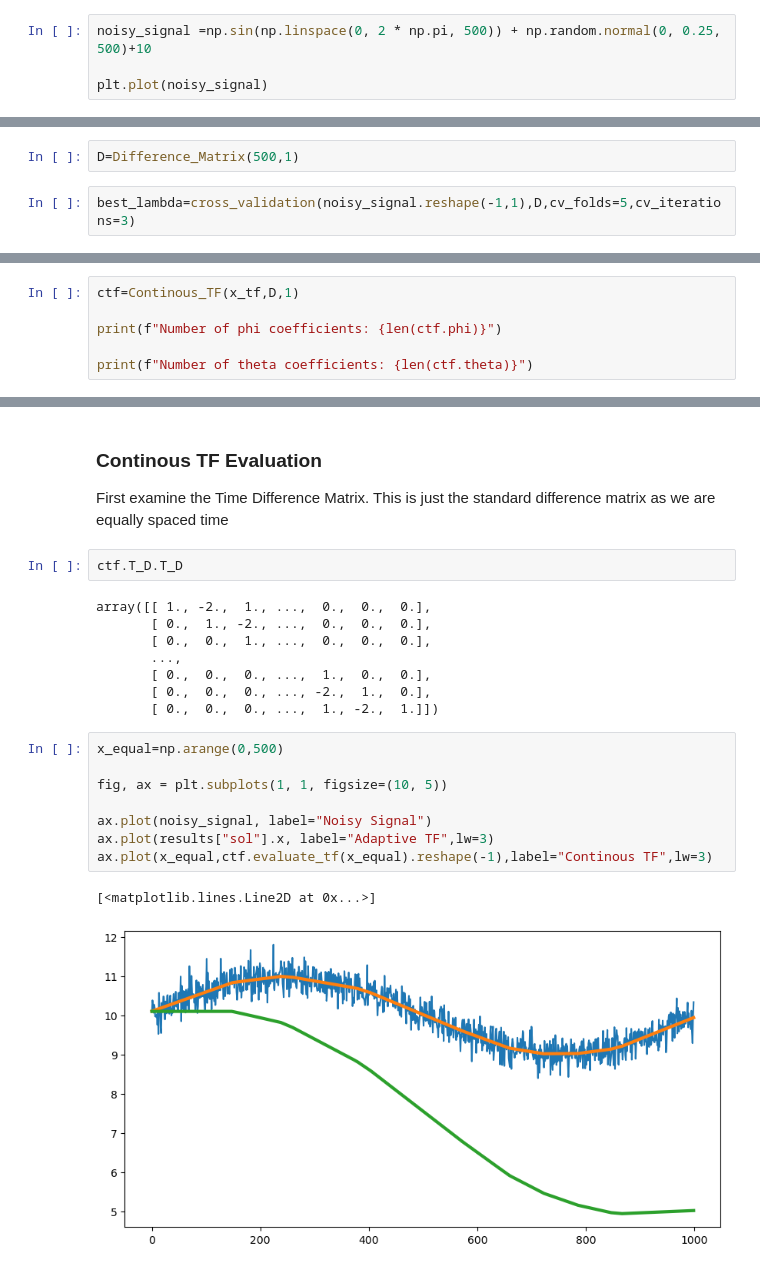
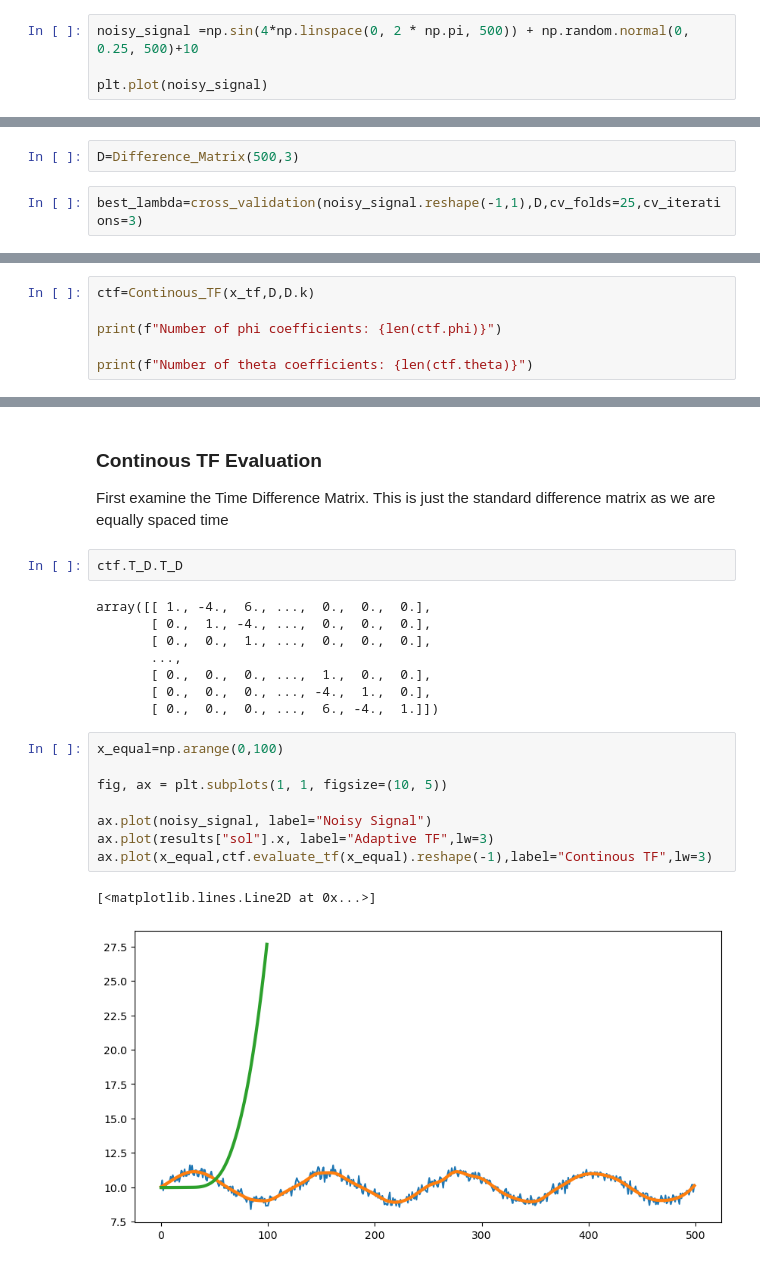
Before and after one commit to jasonbohne123/Adaptive_Signal_Estimation, a Jupyter notebook: trend_filtering/continous_tf.ipynb, the cells around one changed output, grey strips where cells are left out. Drawn from its saved outputs; the diff is of its cells as text.

```diff
--- a/trend_filtering/continous_tf.ipynb
+++ b/trend_filtering/continous_tf.ipynb
@@ -10,7 +10,7 @@ from adaptive_tf import adaptive_tf
 from cv_tf import cross_validation
 from matrix_algorithms.difference_matrix import Difference_Matrix
 # %%
-noisy_signal =np.sin(np.linspace(0, 2 * np.pi, 500)) + np.random.normal(0, 0.25, 500)+10
+noisy_signal =np.sin(4*np.linspace(0, 2 * np.pi, 500)) + np.random.normal(0, 0.25, 500)+10
 
 plt.plot(noisy_signal)
 # %% [output]
@@ -19,8 +19,8 @@ plt.plot(noisy_signal)
 # %% [markdown]
 ### Prep Adaptive TF Problem
 # %%
-D=Difference_Matrix(500,1)
+D=Difference_Matrix(500,3)
 # %%
-best_lambda=cross_validation(noisy_signal.reshape(-1,1),D,cv_folds=5,cv_iterations=3)
+best_lambda=cross_validation(noisy_signal.reshape(-1,1),D,cv_folds=25,cv_iterations=3)
 # %% [output]
 Performing  0 out of 3 iterations of cross validation
@@ -93,7 +92,7 @@ Shape of h_k_j_x: (998, 1)
 # %% [markdown]
 ### Continous TF Evaluation
 # %%
-ctf=Continous_TF(x_tf,D,1)
+ctf=Continous_TF(x_tf,D,D.k)
 
 print(f"Number of phi coefficients: {len(ctf.phi)}")
 
@@ -129,21 +130,21 @@ First examine the Time Difference Matrix. This is just the standard difference m
 # %%
 ctf.T_D.T_D
 # %% [output]
-array([[ 1., -2.,  1., ...,  0.,  0.,  0.],
-       [ 0.,  1., -2., ...,  0.,  0.,  0.],
+array([[ 1., -4.,  6., ...,  0.,  0.,  0.],
+       [ 0.,  1., -4., ...,  0.,  0.,  0.],
        [ 0.,  0.,  1., ...,  0.,  0.,  0.],
        ...,
        [ 0.,  0.,  0., ...,  1.,  0.,  0.],
-       [ 0.,  0.,  0., ..., -2.,  1.,  0.],
-       [ 0.,  0.,  0., ...,  1., -2.,  1.]])
+       [ 0.,  0.,  0., ..., -4.,  1.,  0.],
+       [ 0.,  0.,  0., ...,  6., -4.,  1.]])
 # %%
-x_equal=np.arange(0,500)
+x_equal=np.arange(0,100)
 
 fig, ax = plt.subplots(1, 1, figsize=(10, 5))
 
 ax.plot(noisy_signal, label="Noisy Signal")
 ax.plot(results["sol"].x, label="Adaptive TF",lw=3)
 ax.plot(x_equal,ctf.evaluate_tf(x_equal).reshape(-1),label="Continous TF",lw=3)
 # %% [output]
 [<matplotlib.lines.Line2D at 0x...>]
-[figure, old version]
+[figure, new version]
```
Also changed, not shown: parts of 8 cells of this notebook, 2 other files.
